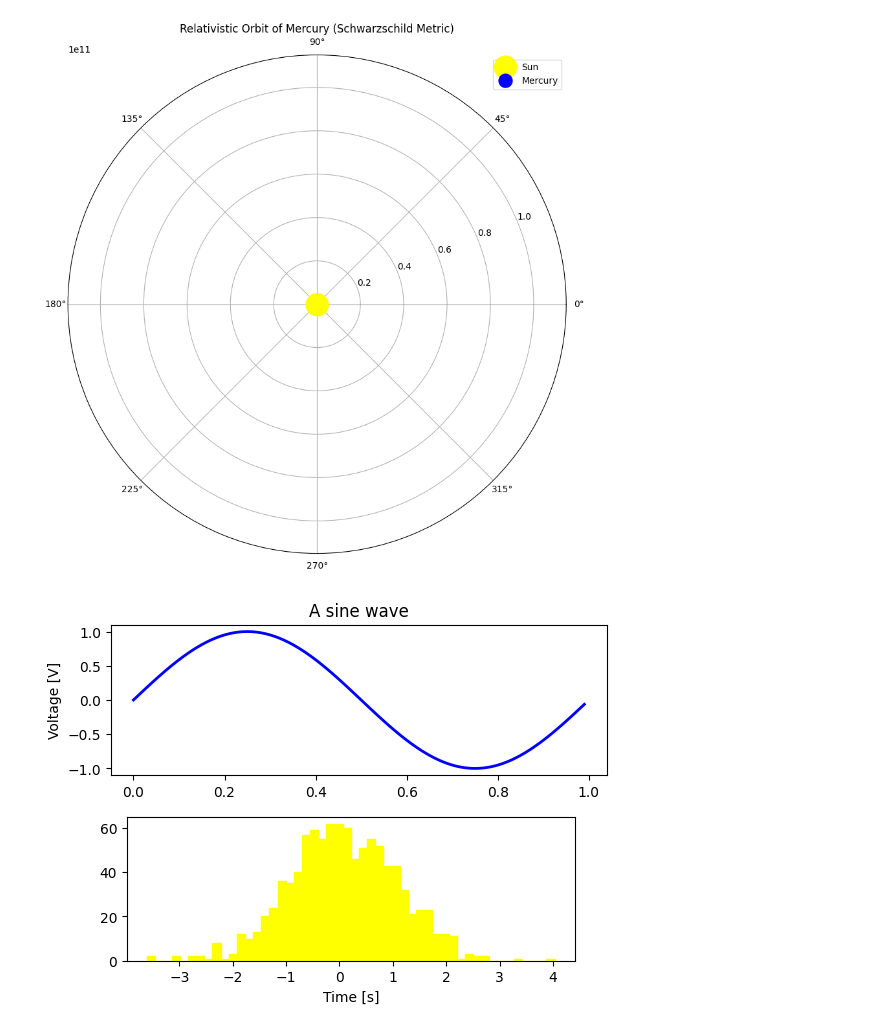
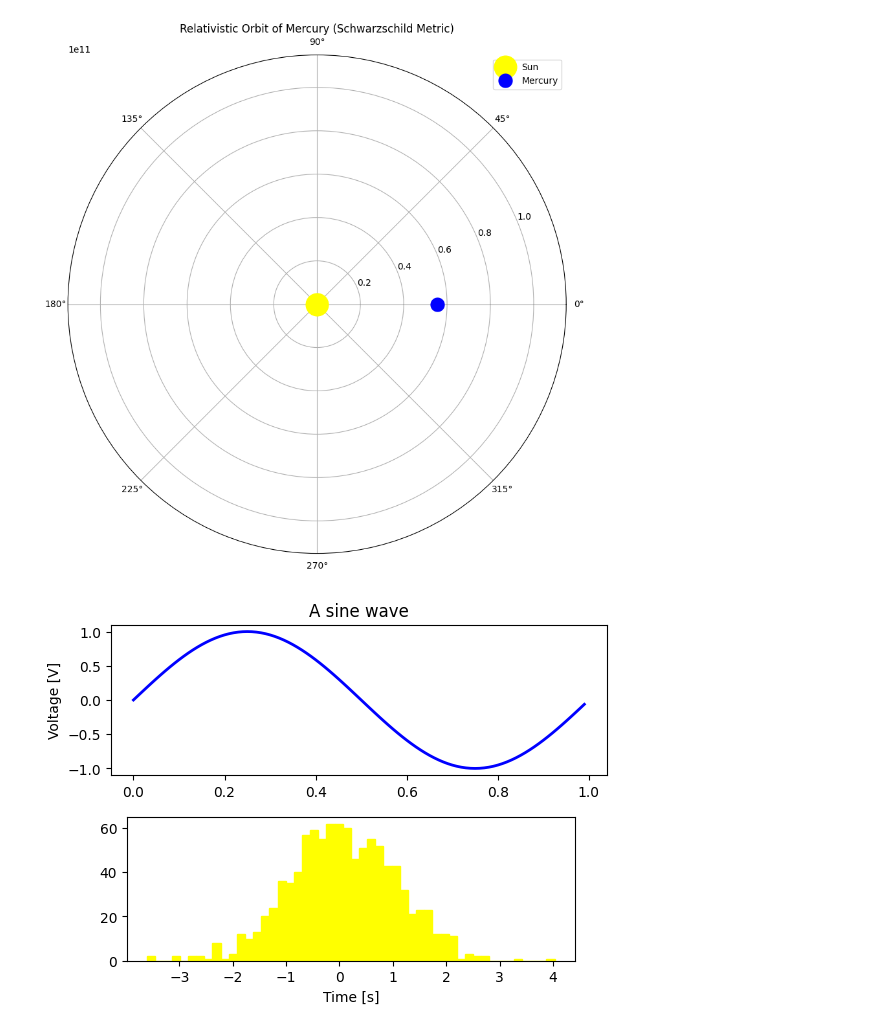
Before and after one commit to Alan-Cheong/IEEE_QW_2020, a Jupyter notebook: Mercury_Orbit.ipynb, the cells around one changed output. Cells and saved outputs as stored; diff of their text form; code cells hidden in the pictures.

```diff
--- a/Mercury_Orbit.ipynb
+++ b/Mercury_Orbit.ipynb
@@ -1,7 +1,7 @@
 # %% [markdown]
 <a href="https://colab.research.google.com/github/Alan-Cheong/IEEE_QW_2020/blob/master/Mercury_Orbit.ipynb" target="_parent"><img src="https://colab.research.google.com/assets/colab-badge.svg" alt="Open In Colab"/></a>
 # %%
-!pip install matplotlib
+#!pip install matplotlib
 
 import numpy as np
 import matplotlib.pyplot as plt
@@ -58,7 +58,7 @@ def animate(i):
     return line, mercury
 
 # Call the animator with init_func defined
-ani = animation.FuncAnimation(fig, animate, frames=num_points, init_func=init, interval=10, blit=True)
+ani = animation.FuncAnimation(fig, animate, frames=num_points, interval=10, blit=True)
 
 # Display the animation
 plt.legend(loc="upper right")
@@ -78,4 +67,4 @@ Requirement already satisfied: six>=1.5 in /usr/local/lib/python3.10/dist-packag
-[figure, old version]
+[figure, new version]
 # %%
 import matplotlib.pyplot as plt
 import numpy as np
```
Also changed, not shown: parts of 5 cells of this notebook.
